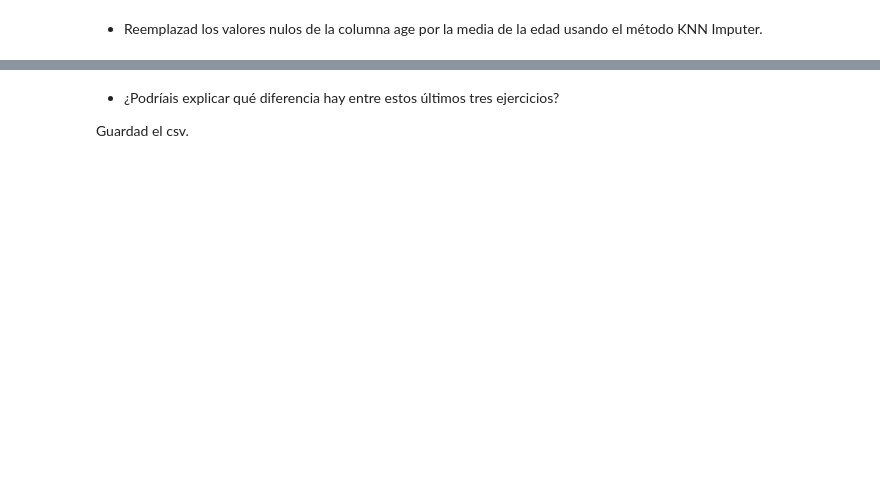
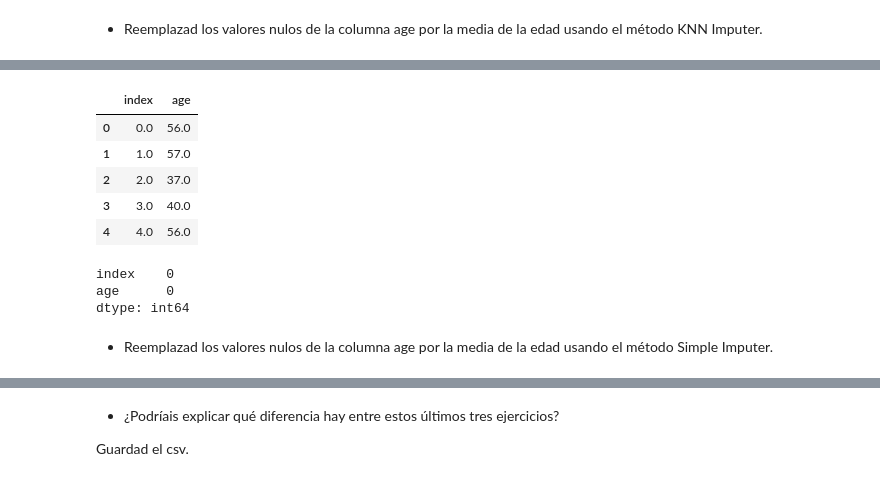
Before and after one commit to Adalab/promo_d_da_modulo2_sprint2_Anna-Estibaliz, a Jupyter notebook: pair_programming_limpieza5.ipynb, the cells around one changed output, grey strips where cells are left out. Cells and saved outputs as stored; diff of their text form; code cells hidden in the pictures; blank space fills up the shorter version.

```diff
--- a/pair_programming_limpieza5.ipynb
+++ b/pair_programming_limpieza5.ipynb
@@ -212,2 +155,31 @@ df.drop(columnas_knn, axis = 1, inplace = True)
-# %%
-df[columnas_knn] = numericas_knn
+# %%
+def eliminar_nulos_knn(dataframe_completo):
+    df_numericas = dataframe_completo.select_dtypes(include = np.number)
+    imputer_knn = KNNImputer(n_neighbors=5)
+    imputer_knn.fit(df_numericas)
+    numericas_trans = pd.DataFrame(imputer_knn.transform(df_numericas), columns = df_numericas.columns)
+    dataframe_completo.drop(columns = df_numericas.columns, inplace= True)
+    dataframe_completo = pd.concat([dataframe_completo, numericas_trans], axis = 1)
+    return dataframe_completo
+# %%
+df3 = df['age'].reset_index()
+# %%
+df3 = eliminar_nulos_knn(df3)
+# %%
+df3.head()
+# %% [output]
+|  | index | age |
+| 0 | 0.0 | 56.0 |
+| 1 | 1.0 | 57.0 |
+| 2 | 2.0 | 37.0 |
+| 3 | 3.0 | 40.0 |
+| 4 | 4.0 | 56.0 |
+# %%
+df3.isnull().sum()
+# %% [output]
+index    0
+age      0
+dtype: int64
+# %% [markdown]
+
+- Reemplazad los valores nulos de la columna age por la media de la edad usando el método Simple Imputer.
```
Also changed, not shown: parts of 33 cells of this notebook, 2 other files.
